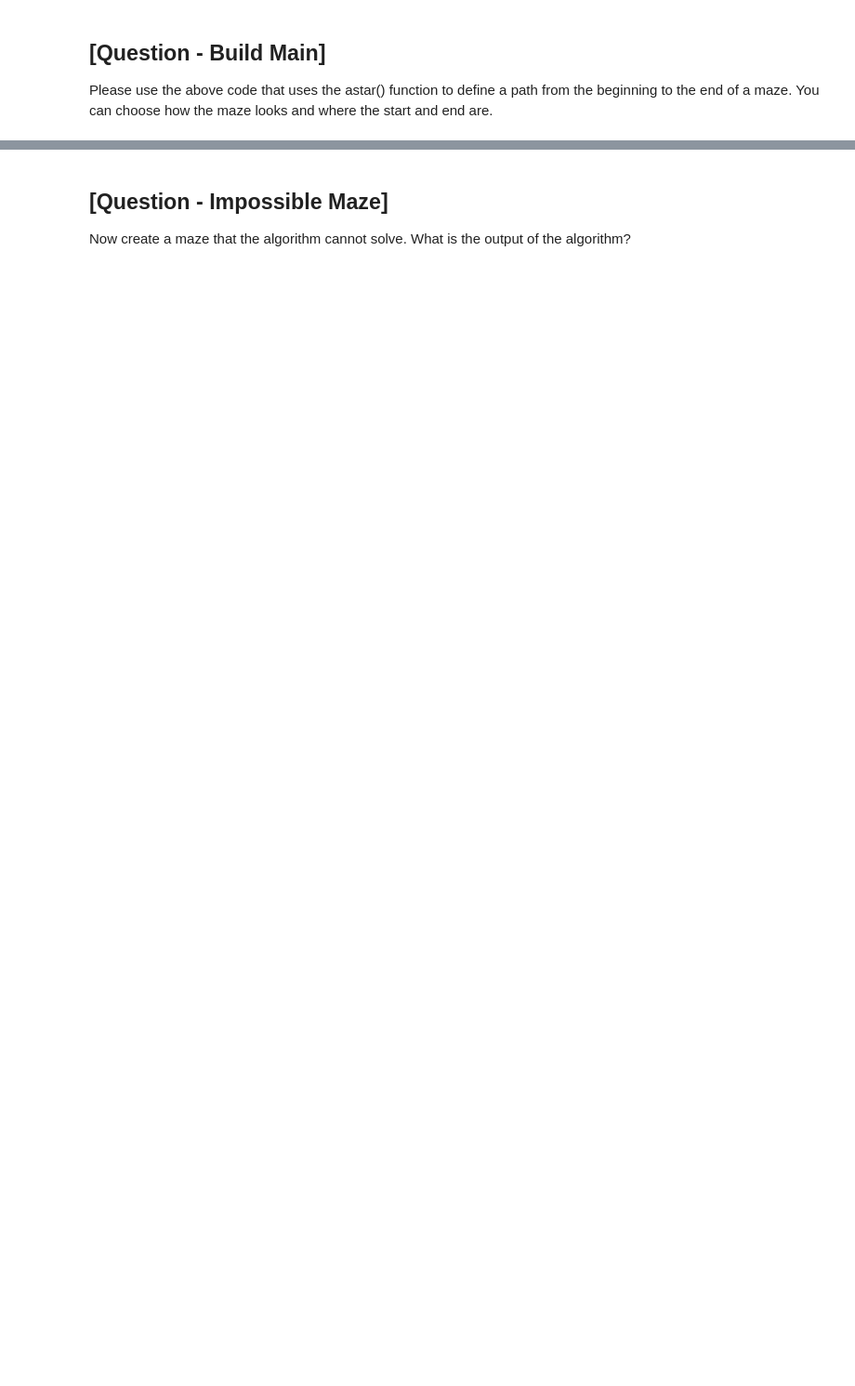
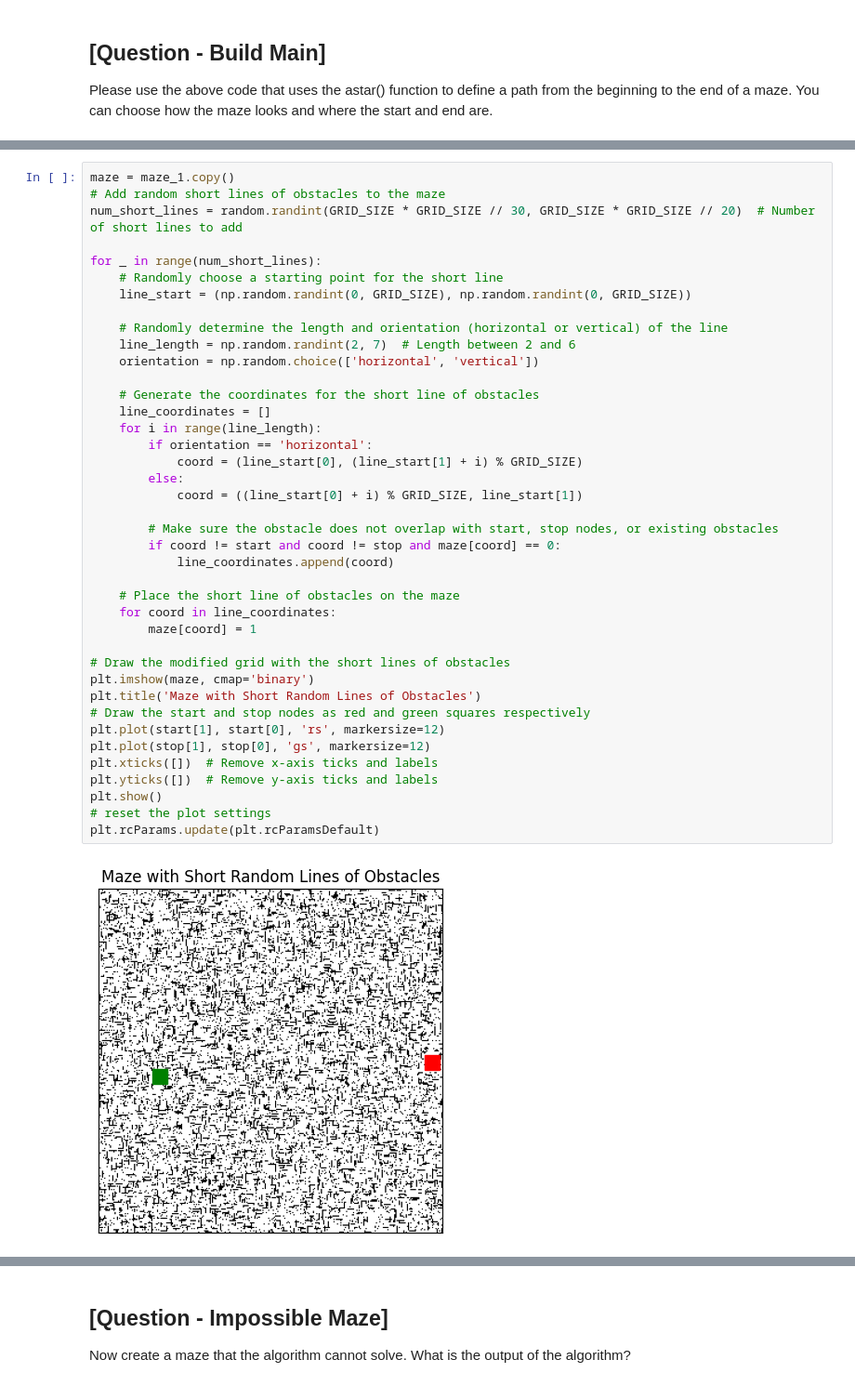
Before and after one commit to momova97/EAI6000, a Jupyter notebook: eai6000_m02_hw - bugfix.ipynb, the cells around one changed output, grey strips where cells are left out. Shown: that part at 93% size. Drawn from its saved outputs; the diff is of its cells as text; blank space fills up the shorter version.

```diff
--- a/eai6000_m02_hw - bugfix.ipynb
+++ b/eai6000_m02_hw - bugfix.ipynb
@@ -122,0 +175,42 @@ Please use the above code that uses the astar() function to define a path from t
+# %%
+maze = maze_1.copy()
+# Add random short lines of obstacles to the maze
+num_short_lines = random.randint(GRID_SIZE * GRID_SIZE // 30, GRID_SIZE * GRID_SIZE // 20)  # Number of short lines to add
+
+for _ in range(num_short_lines):
+    # Randomly choose a starting point for the short line
+    line_start = (np.random.randint(0, GRID_SIZE), np.random.randint(0, GRID_SIZE))
+
+    # Randomly determine the length and orientation (horizontal or vertical) of the line
+    line_length = np.random.randint(2, 7)  # Length between 2 and 6
+    orientation = np.random.choice(['horizontal', 'vertical'])
+
+    # Generate the coordinates for the short line of obstacles
+    line_coordinates = []
+    for i in range(line_length):
+        if orientation == 'horizontal':
+            coord = (line_start[0], (line_start[1] + i) % GRID_SIZE)
+        else:
+            coord = ((line_start[0] + i) % GRID_SIZE, line_start[1])
+
+        # Make sure the obstacle does not overlap with start, stop nodes, or existing obstacles
+        if coord != start and coord != stop and maze[coord] == 0:
+            line_coordinates.append(coord)
+
+    # Place the short line of obstacles on the maze
+    for coord in line_coordinates:
+        maze[coord] = 1
+
+# Draw the modified grid with the short lines of obstacles
+plt.imshow(maze, cmap='binary')
+plt.title('Maze with Short Random Lines of Obstacles')
+# Draw the start and stop nodes as red and green squares respectively
+plt.plot(start[1], start[0], 'rs', markersize=12)
+plt.plot(stop[1], stop[0], 'gs', markersize=12)
+plt.xticks([])  # Remove x-axis ticks and labels
+plt.yticks([])  # Remove y-axis ticks and labels
+plt.show()
+# reset the plot settings
+plt.rcParams.update(plt.rcParamsDefault)
+# %% [output]
+[figure, added]
```
Also changed, not shown: parts of 12 cells of this notebook, 1 other file.
